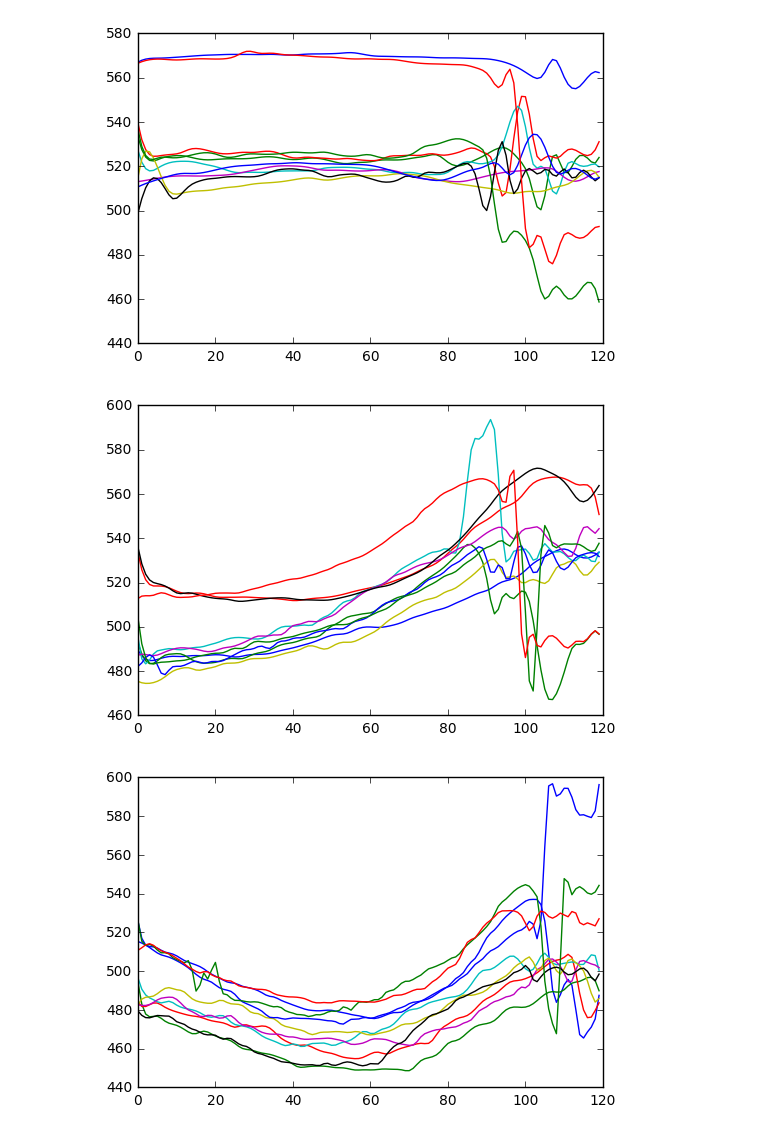
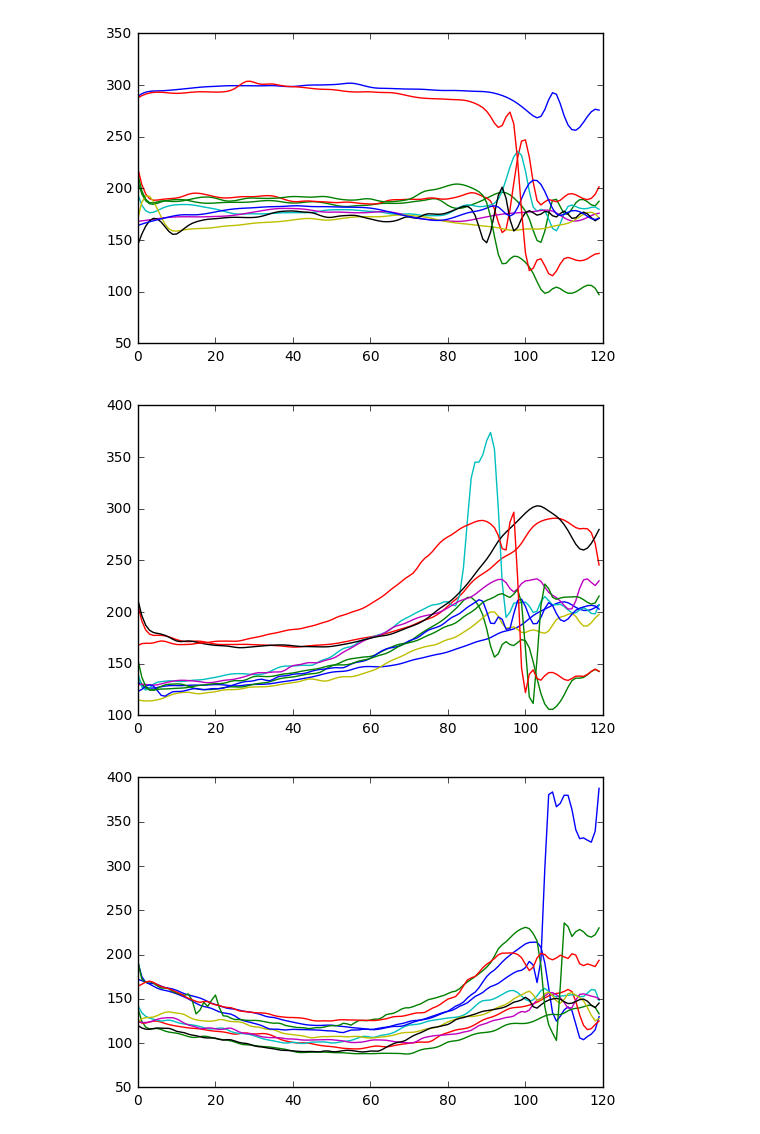
Before and after one commit to BreakVoid/DL_Project, a Jupyter notebook: overlap-plot.ipynb, the cells around one changed output. Cells and saved outputs as stored; diff of their text form; code cells hidden in the pictures.

```diff
--- a/overlap-plot.ipynb
+++ b/overlap-plot.ipynb
@@ -42,36 +42,36 @@ plt.show()
 Engy, F0, Y = data_utils.LoadData('val')
 Engy, F0 = data_utils.IgnoreLowEnergyFrequence(Engy, F0)
 Engy, F0 = data_utils.TrimData(Engy, F0)
-Engy, F0 = data_utils.LogData(Engy, F0)
+# Engy, F0 = data_utils.LogData(Engy, F0)
 Engy, F0 = data_utils.NormalizeDataLengthWithInterpolation(Engy, F0, result_len=120)
 
 data_utils.SaveData(Engy, F0, Y, 'val')
 
 x = [i for i in xrange(120)]
 
 for f0, y in zip(F0, Y):
     if y == 0:
         plt.plot(x, f0)
 plt.savefig('val-0.png')
 plt.show()
 
 for f0, y in zip(F0, Y):
     if y == 1:
         plt.plot(x, f0)
 plt.savefig('val-1.png')
 plt.show()
 for f0, y in zip(F0, Y):
     if y == 2:
         plt.plot(x, f0)
 plt.savefig('val-2.png')
 plt.show()
 
 for f0, y in zip(F0, Y):
     if y == 3:
         plt.plot(x, f0)
 plt.savefig('val-3.png')
 plt.show()
 # %% [output]
-[figure, old version]
+[figure, new version]
-[figure, old version]
+[figure, new version]
-[figure, old version]
+[figure, new version]
```
Also changed, not shown: parts of 3 cells of this notebook, 13 other files.
